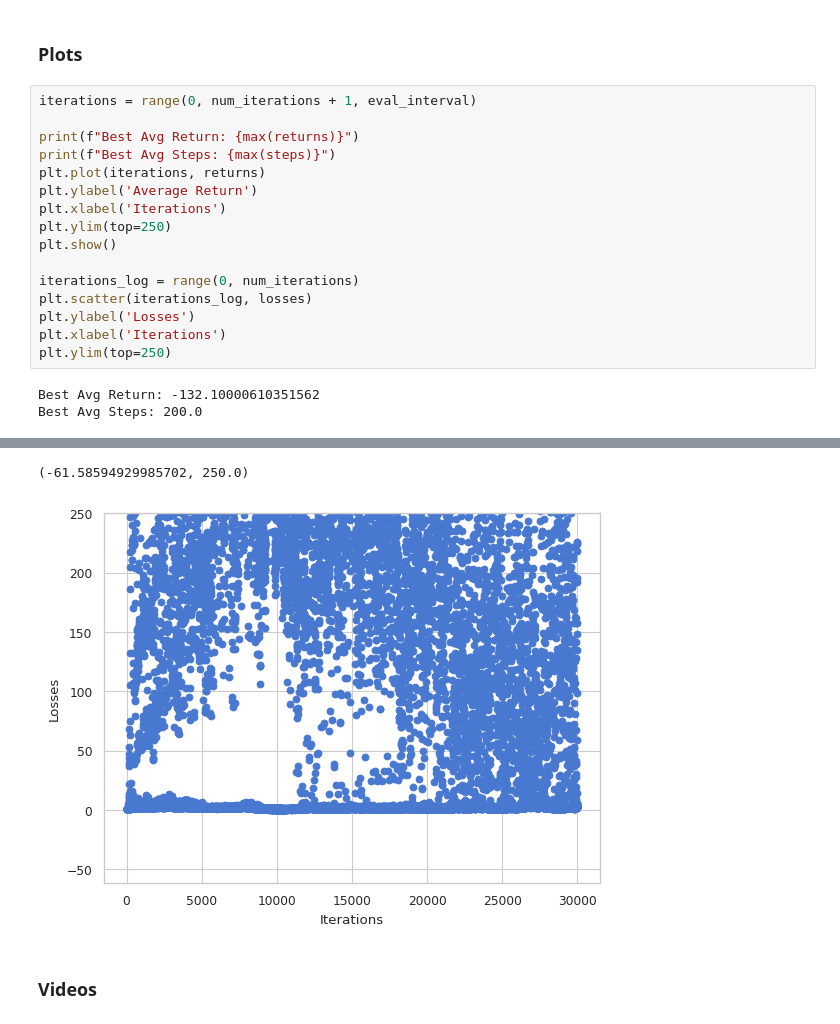
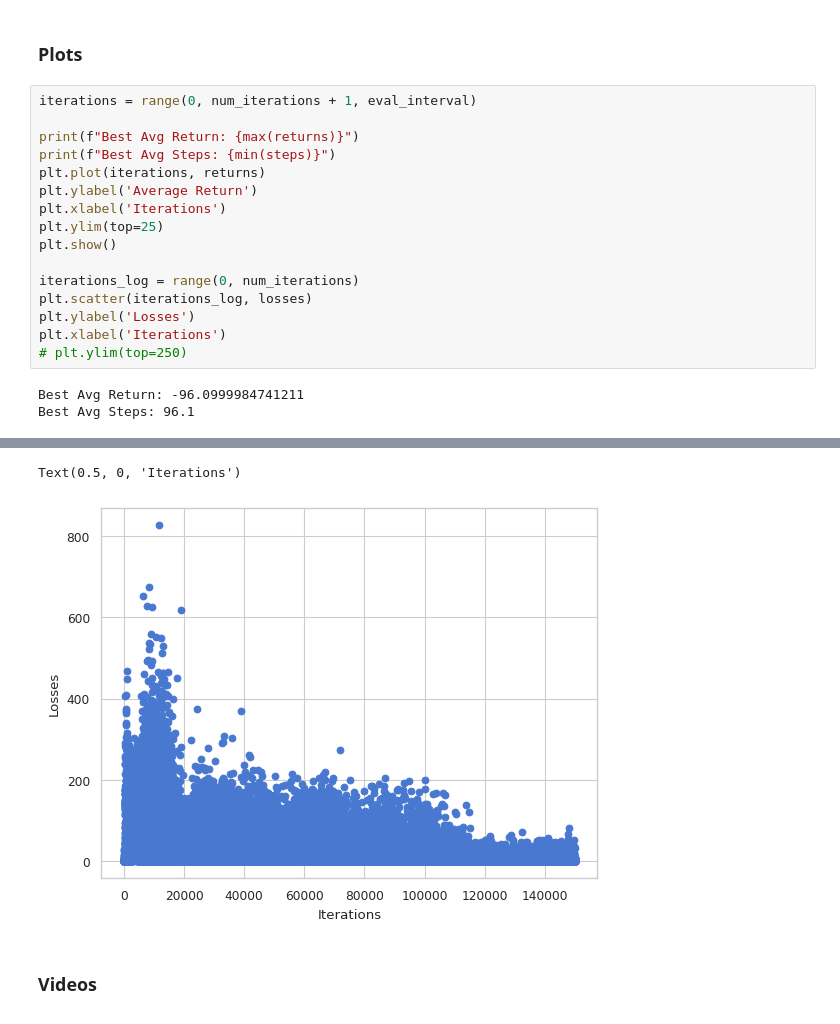
Before and after one commit to eduardotanqueiro/Project3-AAA, a Jupyter notebook: src/AAA2324_P3_62515_62928.ipynb, the cells around one changed output, grey strips where cells are left out. Drawn from its saved outputs; the diff is of its cells as text.

```diff
--- a/src/AAA2324_P3_62515_62928.ipynb
+++ b/src/AAA2324_P3_62515_62928.ipynb
@@ -669,18 +739,18 @@ step = 150000: Average Return = -200.0, Average Steps 200.0
 iterations = range(0, num_iterations + 1, eval_interval)
 
 print(f"Best Avg Return: {max(returns)}")
-print(f"Best Avg Steps: {max(steps)}")
+print(f"Best Avg Steps: {min(steps)}")
 plt.plot(iterations, returns)
 plt.ylabel('Average Return')
 plt.xlabel('Iterations')
-plt.ylim(top=250)
+plt.ylim(top=25)
 plt.show()
 
 iterations_log = range(0, num_iterations)
 plt.scatter(iterations_log, losses)
 plt.ylabel('Losses')
 plt.xlabel('Iterations')
-plt.ylim(top=250)
+# plt.ylim(top=250)
 # %% [output]
-Best Avg Return: -132.10000610351562
-Best Avg Steps: 200.0
+Best Avg Return: -96.0999984741211
+Best Avg Steps: 96.1
@@ -688,5 +758,5 @@ Best Avg Steps: 200.0
-(-61.58594929985702, 250.0)
+Text(0.5, 0, 'Iterations')
-[figure, old version]
+[figure, new version]
 # %% [markdown]
 ### Videos
 # %%
```
Also changed, not shown: parts of 5 cells of this notebook.
